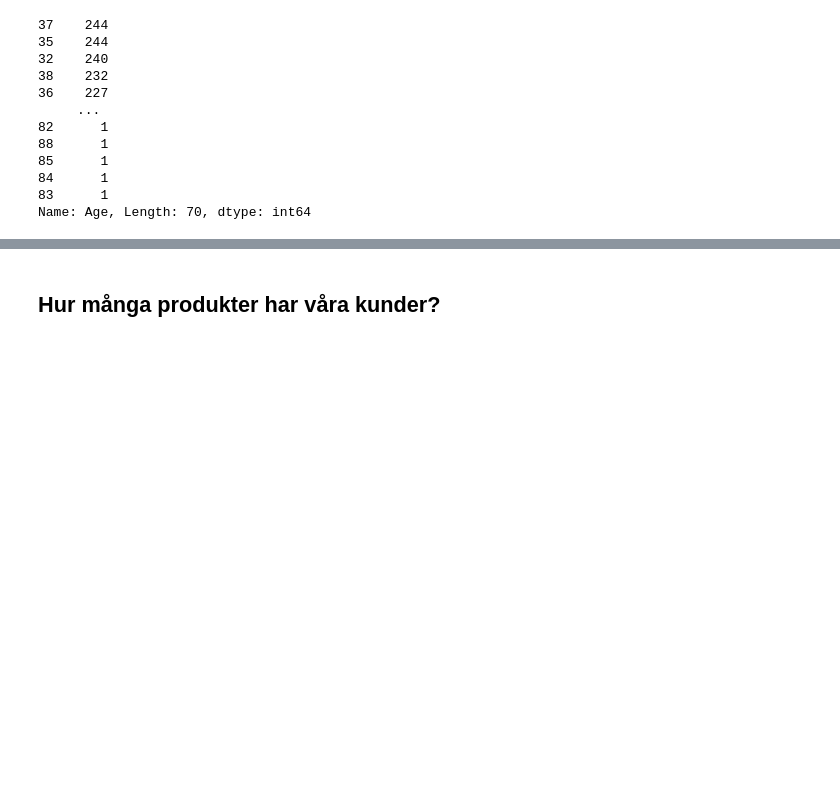
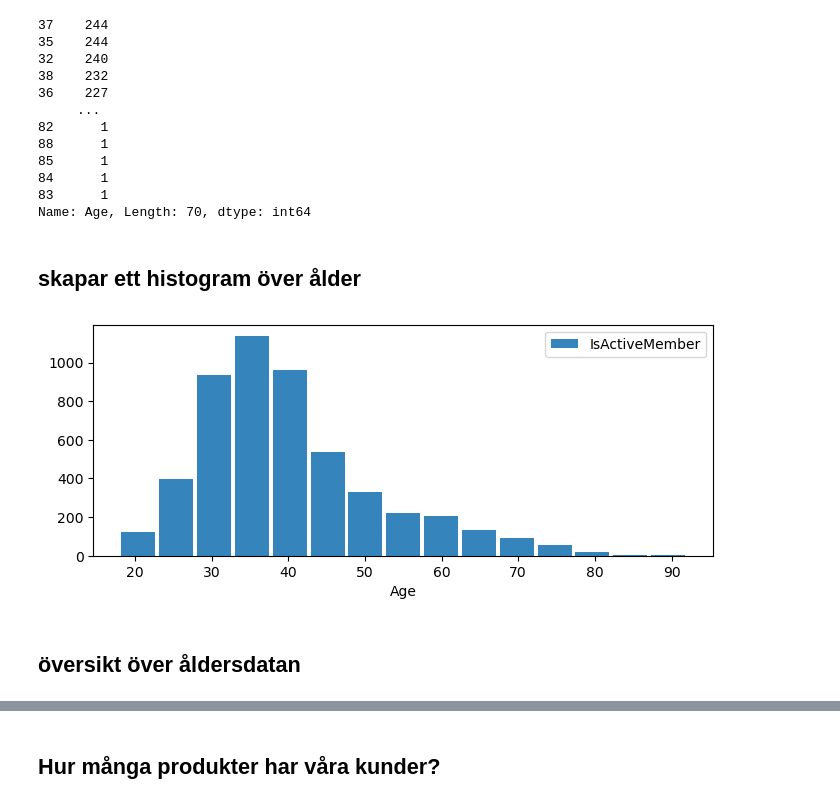
Before and after one commit to latifaAmini/gruppuppgift_girls, a Jupyter notebook: ActiveMember_data.ipynb, the cells around one changed output, grey strips where cells are left out. Cells and saved outputs as stored; diff of their text form; code cells hidden in the pictures; blank space fills up the shorter version.

```diff
--- a/ActiveMember_data.ipynb
+++ b/ActiveMember_data.ipynb
@@ -96,3 +96,17 @@ df["Age"].value_counts()
 84      1
 83      1
 Name: Age, Length: 70, dtype: int64
+# %%
+age=df.loc[df["IsActiveMember"]==1]
+# %% [markdown]
+## skapar ett histogram över ålder
+# %%
+plt.figure(figsize=(8,3))
+plt.xlabel('Age')
+plt.hist(age["Age"],bins=15, alpha=0.9, label='IsActiveMember',rwidth=0.9)
+plt.legend(loc='upper right')
+plt.show()
+# %% [output]
+[figure, added]
+# %% [markdown]
+## översikt över åldersdatan
```
Also changed, not shown: parts of 1 cell of this notebook, 1 other file.
